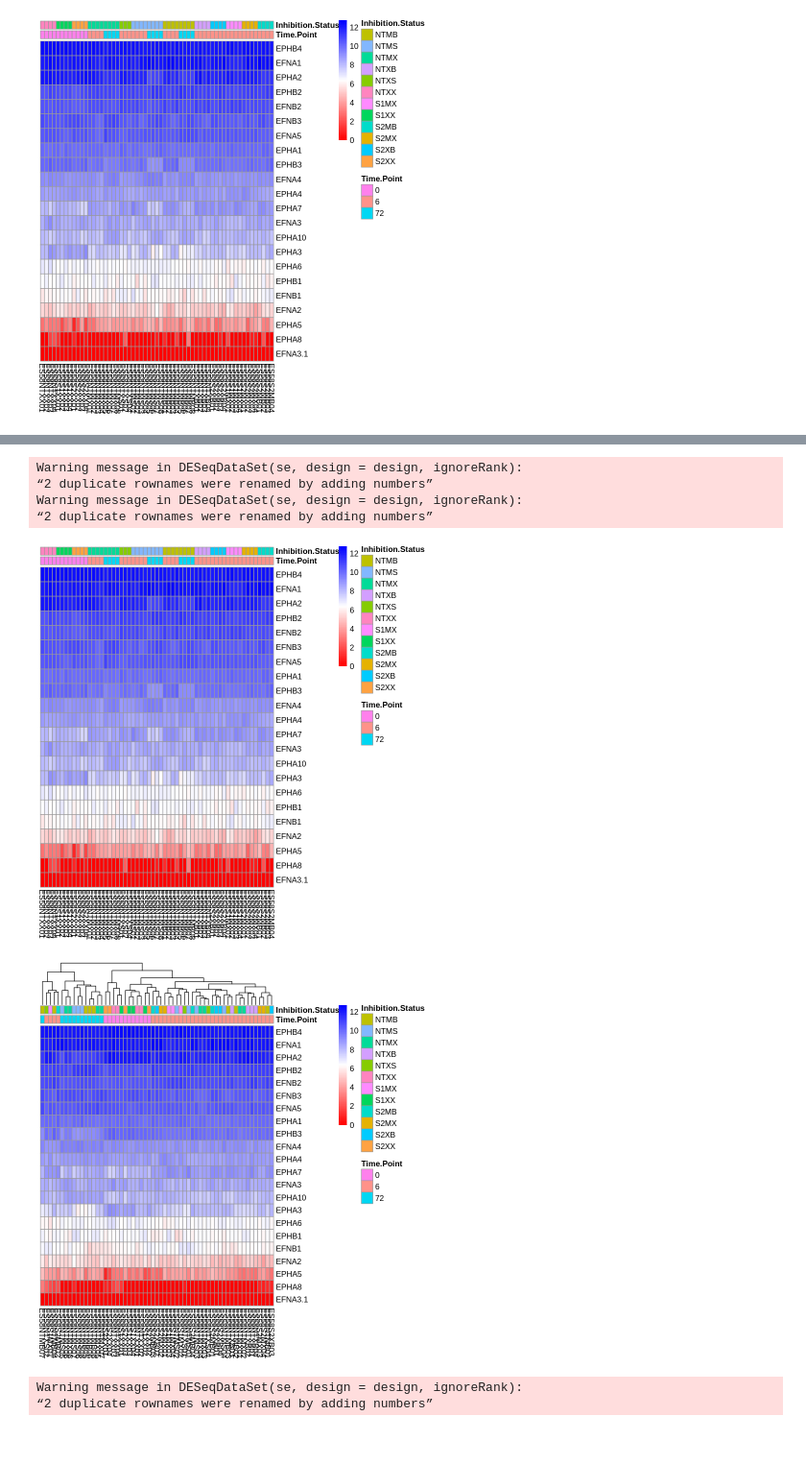
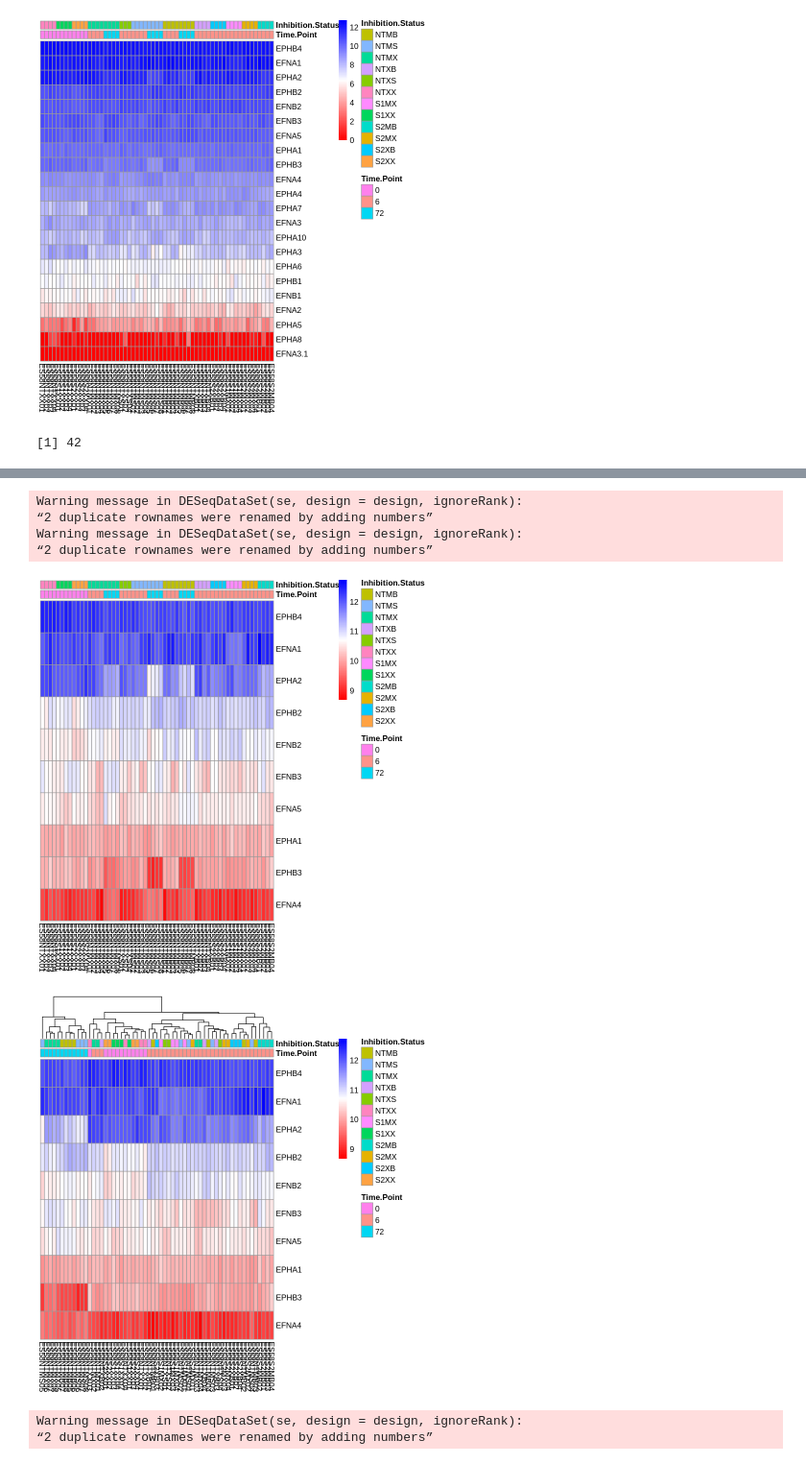
Before and after one commit to esheffels/2020-RNA, a Jupyter notebook: R_diffexp_generic.ipynb, the cells around one changed output, grey strips where cells are left out. Shown at 96% size. Saved outputs shown, nothing was run; the diff lists cells and outputs as text; code cells hidden in the pictures.

Commit message:
Added option to choose number of rows displayed
Added option to display heatmap rows for all genes in the provided list or to limit the number of rows displayed

```diff
--- a/R_diffexp_generic.ipynb
+++ b/R_diffexp_generic.ipynb
@@ -39,7 +39,7 @@ input_raw_counts <- function(filepath, sampleData, print_debug=FALSE){
     rownames(rawCounts) <- geneID
     if(print_debug == TRUE){
         print(head(rawCounts))
-        }
+    }
 
     rawCounts <- rawCounts[,unique(rownames(sampleData))]
     cat("Test that dimensions of rawCounts and sampleData match:", all(colnames(rawCounts) == rownames(sampleData)), "\n")
@@ -59,12 +59,20 @@ make_heatmap <- function(rawCounts, sampleData, gene_number=50, cluster_cols_boo
              cluster_cols=cluster_cols_bool, annotation_col=df, color = colorRampPalette(c("red", "white", "blue"))(100))
 }
 
-data_to_heatmap <- function(filepath_exp_design, filepath_featureCounts){
-    sampleData <- input_sample_data(filepath_exp_design)
-    rawCounts <- input_raw_counts(filepath_featureCounts, sampleData)
+#Generate heatmaps with and without columns clustered
+data_to_heatmap <- function(filepath_exp_design, filepath_featureCounts, show_all_genes=TRUE, row_number=50, print_debug=FALSE){
+    sampleData <- input_sample_data(filepath_exp_design, print_debug)
+    rawCounts <- input_raw_counts(filepath_featureCounts, sampleData, print_debug)
     cat("Top: Heatmap without column clustering\nBottom: Heatmap with column clustering\n")
-    make_heatmap(rawCounts, sampleData, gene_number=22, cluster_cols_bool=FALSE)
-    make_heatmap(rawCounts, sampleData, gene_number=22, cluster_cols_bool=TRUE)
+    if(show_all_genes == TRUE){
+        gene_number <- nrow(rawCounts)
+    } else if(nrow(rawCounts) < row_number){
+        gene_number <- nrow(rawCounts)
+    } else{
+        gene_number = row_number
+    }
+    make_heatmap(rawCounts, sampleData, gene_number, cluster_cols_bool=FALSE)
+    make_heatmap(rawCounts, sampleData, gene_number, cluster_cols_bool=TRUE)
 }
 # %%
 #Ephrins H358
@@ -76,8 +84,12 @@ Test that dimensions of rawCounts and sampleData match: TRUE
 Warning message in DESeqDataSet(se, design = design, ignoreRank):
 “2 duplicate rownames were renamed by adding numbers”
 [figure]
+# %%
+nrow(rawCounts_H358_ephrin)
+# %% [output]
+[1] 42
 # %%
-data_to_heatmap("20201009-H358-experiment-design.tsv", "20210209-featureCounts-H358-ephrin.tsv")
+data_to_heatmap("20201009-H358-experiment-design.tsv", "20210209-featureCounts-H358-ephrin.tsv", show_all_genes = FALSE, row_number=10)
 # %% [output]
 Test that dimensions of rawCounts and sampleData match: TRUE
 Top: Heatmap without column clustering
@@ -85,9 +97,9 @@ Top: Heatmap without column clustering
 Warning message in DESeqDataSet(se, design = design, ignoreRank):
 “2 duplicate rownames were renamed by adding numbers”
 Warning message in DESeqDataSet(se, design = design, ignoreRank):
 “2 duplicate rownames were renamed by adding numbers”
-[figure, old version]
+[figure, new version]
-[figure, old version]
+[figure, new version]
 # %%
 #Ephrins H358 with columns sorted
 make_heatmap(rawCounts_H358_ephrin, sampleData_H358, gene_number=22, cluster_cols_bool=TRUE)
```
Also changed, not shown: parts of 1 cell of this notebook.
